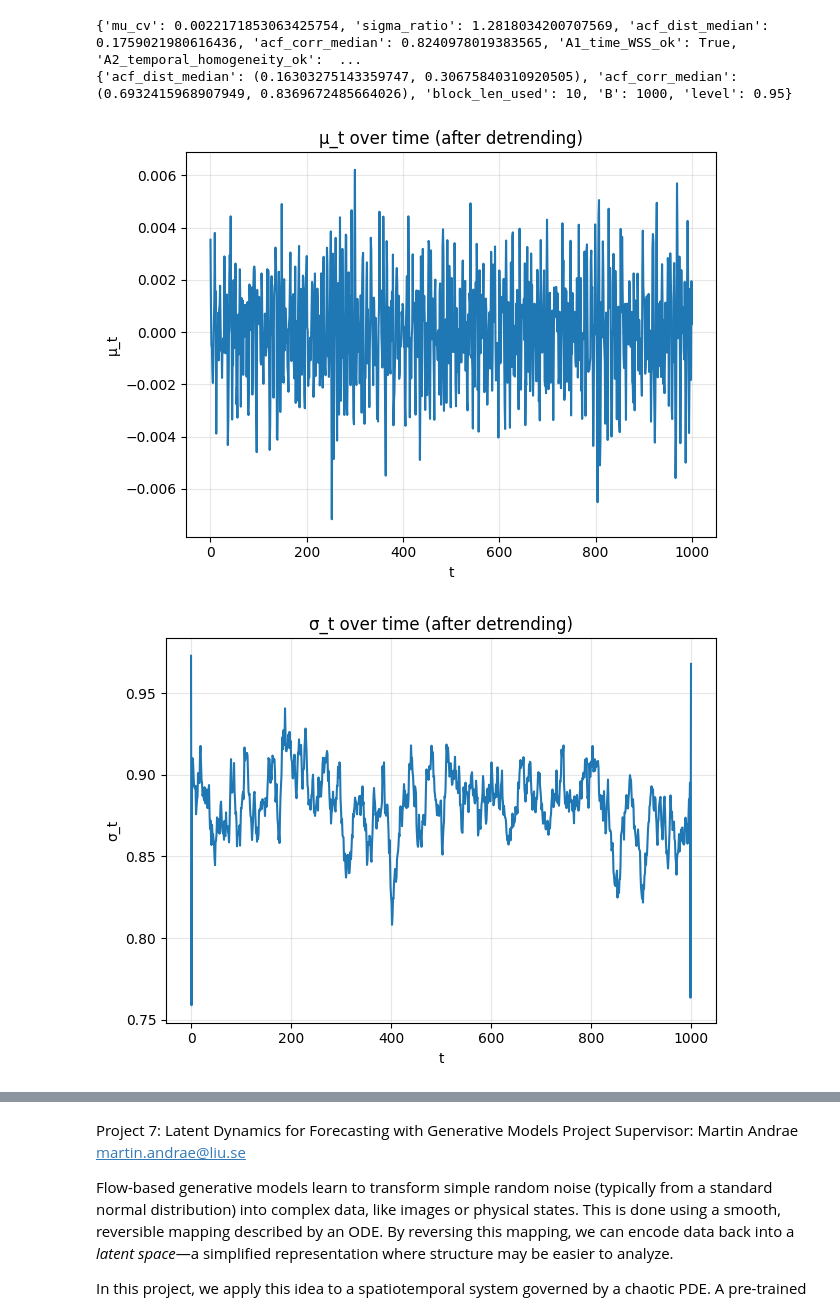
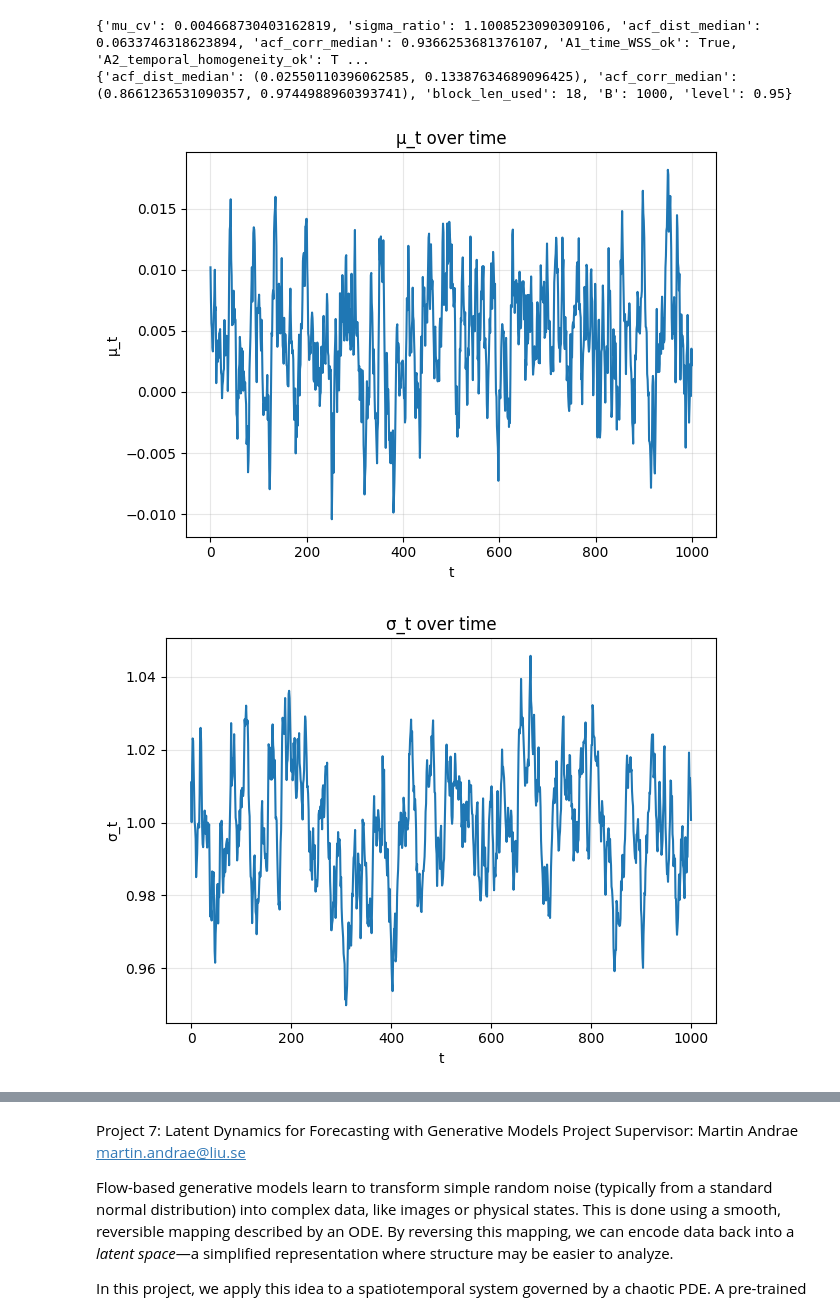
Before and after one commit to path2morepro/Thesis-Work-Extension-from-latent-space-noise, a Jupyter notebook: Try/analysis.ipynb, the cells around one changed output, grey strips where cells are left out. Saved outputs shown, nothing was run; the diff lists cells and outputs as text; code cells hidden in the pictures.

```diff
--- a/Try/analysis.ipynb
+++ b/Try/analysis.ipynb
@@ -1407,22 +782,19 @@ def temporal_stationarity_diagnostics(
 # %%
 res = temporal_stationarity_diagnostics(
     noise0,
     max_lag=50,
     blocks=(2,2),
-    detrend=True,
-    trend_window=7,
-    local_standardize=False,
     # Bootstrap 相关
     do_bootstrap=True,
     B=1000,          # bootstrap 轮数
     block_len=None,  # 默认自动=IAT（积分自相关时间）的近似
     ci_level=0.95
 )
 
 print(res["metrics"])
 print(res["bootstrap"])   # 里面有 acf_dist_median 与 acf_corr_median 的 CI
 # %% [output]
-{'mu_cv': 0.0022171853063425754, 'sigma_ratio': 1.2818034200707569, 'acf_dist_median': 0.1759021980616436, 'acf_corr_median': 0.8240978019383565, 'A1_time_WSS_ok': True, 'A2_temporal_homogeneity_ok':  ...
-{'acf_dist_median': (0.16303275143359747, 0.30675840310920505), 'acf_corr_median': (0.6932415968907949, 0.8369672485664026), 'block_len_used': 10, 'B': 1000, 'level': 0.95}
+{'mu_cv': 0.004668730403162819, 'sigma_ratio': 1.1008523090309106, 'acf_dist_median': 0.0633746318623894, 'acf_corr_median': 0.9366253681376107, 'A1_time_WSS_ok': True, 'A2_temporal_homogeneity_ok': T ...
+{'acf_dist_median': (0.02550110396062585, 0.13387634689096425), 'acf_corr_median': (0.8661236531090357, 0.9744988960393741), 'block_len_used': 18, 'B': 1000, 'level': 0.95}
-[figure, old version]
+[figure, new version]
-[figure, old version]
+[figure, new version]
```
Also changed, not shown: parts of 27 cells of this notebook, 11 other files.
